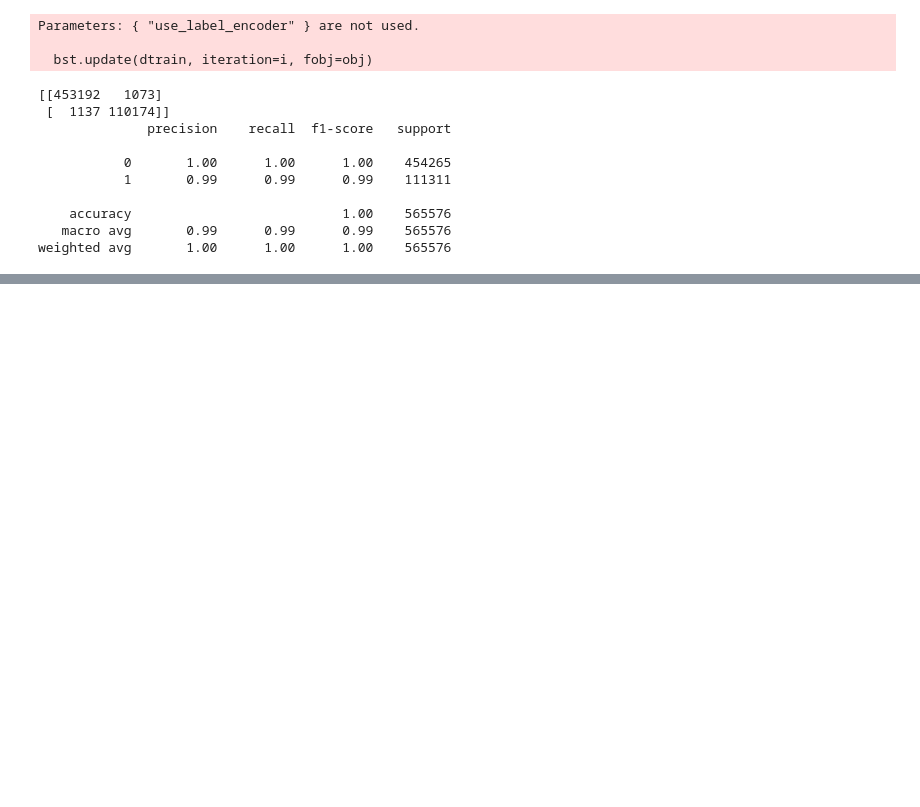
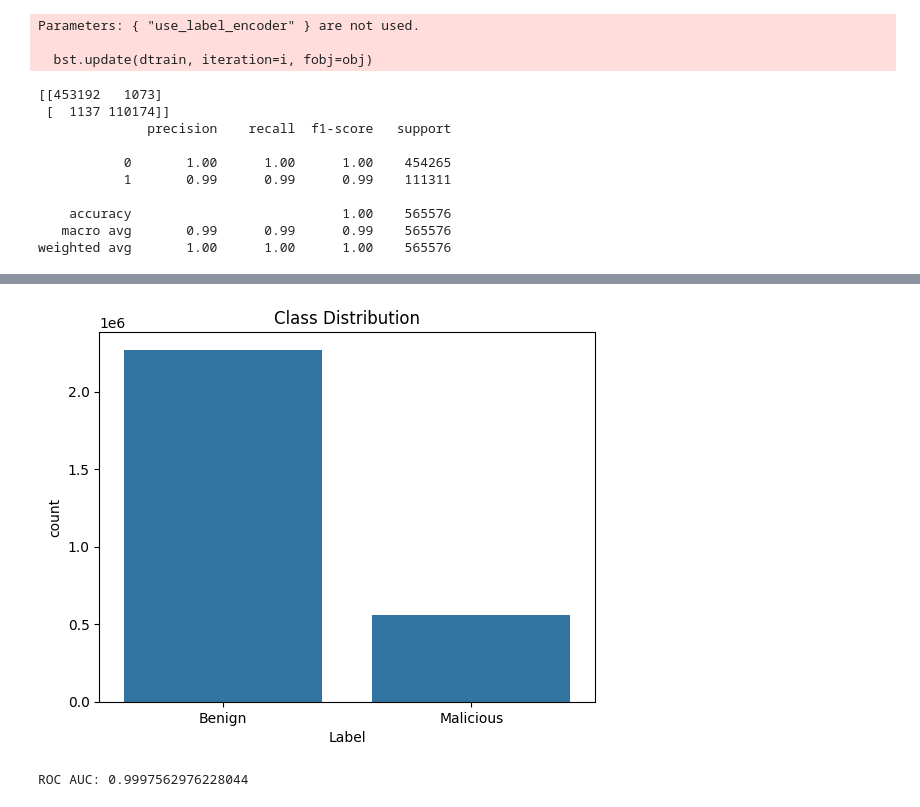
Before and after one commit to izzyKavanagh/FYP, a Jupyter notebook: Firewall/xgb_ml_model.ipynb, the cells around one changed output, grey strips where cells are left out. Drawn from its saved outputs; the diff is of its cells as text; code cells hidden in the pictures; blank space fills up the shorter version.

```diff
--- a/Firewall/xgb_ml_model.ipynb
+++ b/Firewall/xgb_ml_model.ipynb
@@ -133,0 +178,14 @@ weighted avg       1.00      1.00      1.00    565576
+# %%
+# Class distribution
+plt.figure()
+sns.countplot(x=y)
+plt.xticks([0,1], ["Benign", "Malicious"])
+plt.title("Class Distribution")
+plt.show()
+# %% [output]
+[figure, added]
+# %%
+# Print ROC AUC
+print("ROC AUC:", roc_auc_score(y_test, xgb_clf.predict_proba(X_test)[:,1]))
+# %% [output]
+ROC AUC: 0.9997562976228044
```
Also changed, not shown: parts of 4 cells of this notebook.
